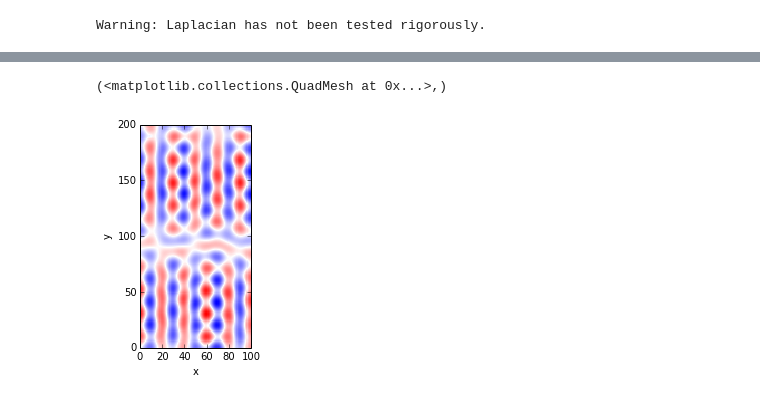
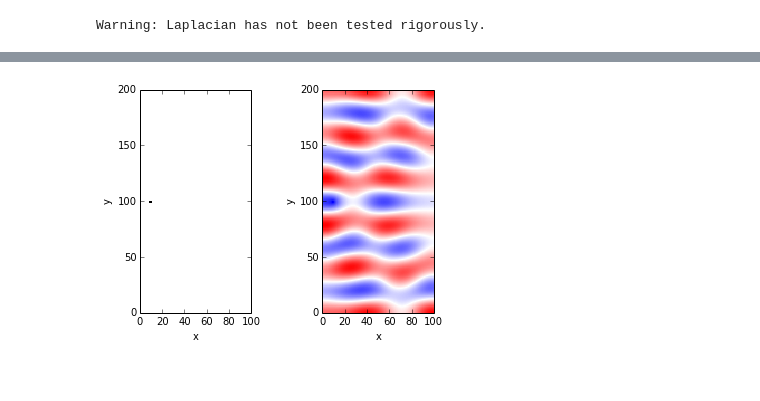
Before and after one commit to uwoseis/zephyr, a Jupyter notebook: Helmholtz.ipynb, the cells around one changed output, grey strips where cells are left out. Cells and saved outputs as stored; diff of their text form; code cells hidden in the pictures.

```diff
--- a/Helmholtz.ipynb
+++ b/Helmholtz.ipynb
@@ -15,7 +15,7 @@ Populating the interactive namespace from numpy and matplotlib
 # %%
 # Configuration
 cellSize    = 1         # m
-freq        = 1e2       # Hz        (should this be multiplied by 2*pi?)
+freq        = 5e1       # Hz        (should this be multiplied by 2*pi?)
 velocity    = 2000      # m/s
 nx          = 100       # count
 nz          = 200       # count
@@ -54,0 +58,7 @@ mesh.plotImage(q, vType='N', ax=ax)
+# %%
+%%time
+sLoc    = [ 10,100] # x, z
+q       = np.zeros(mesh.nN)
+qI      = Utils.closestPoints(mesh, sLoc, gridLoc='N')
+q[qI]   = 1
+u       = Ainv * q
@@ -55,7 +68,10 @@ mesh.plotImage(q, vType='N', ax=ax)
 # %%
-ax = plt.axes(aspect=1)
+ax1 = plt.subplot(1,2,1, aspect=1)
+plt.set_cmap(cm.gray_r)
+im1 = mesh.plotImage(q, vType='N', ax=ax1)
+
+ax2 = plt.subplot(1,2,2, aspect=1)
 plt.set_cmap(cm.bwr)
-mesh.plotImage(u, vType='N', ax=ax)
+im2 = mesh.plotImage(u, vType='N', ax=ax2)
 # %% [output]
-(<matplotlib.collections.QuadMesh at 0x...>,)
-[figure, old version]
+[figure, new version]
```
Also changed, not shown: parts of 3 cells of this notebook.
